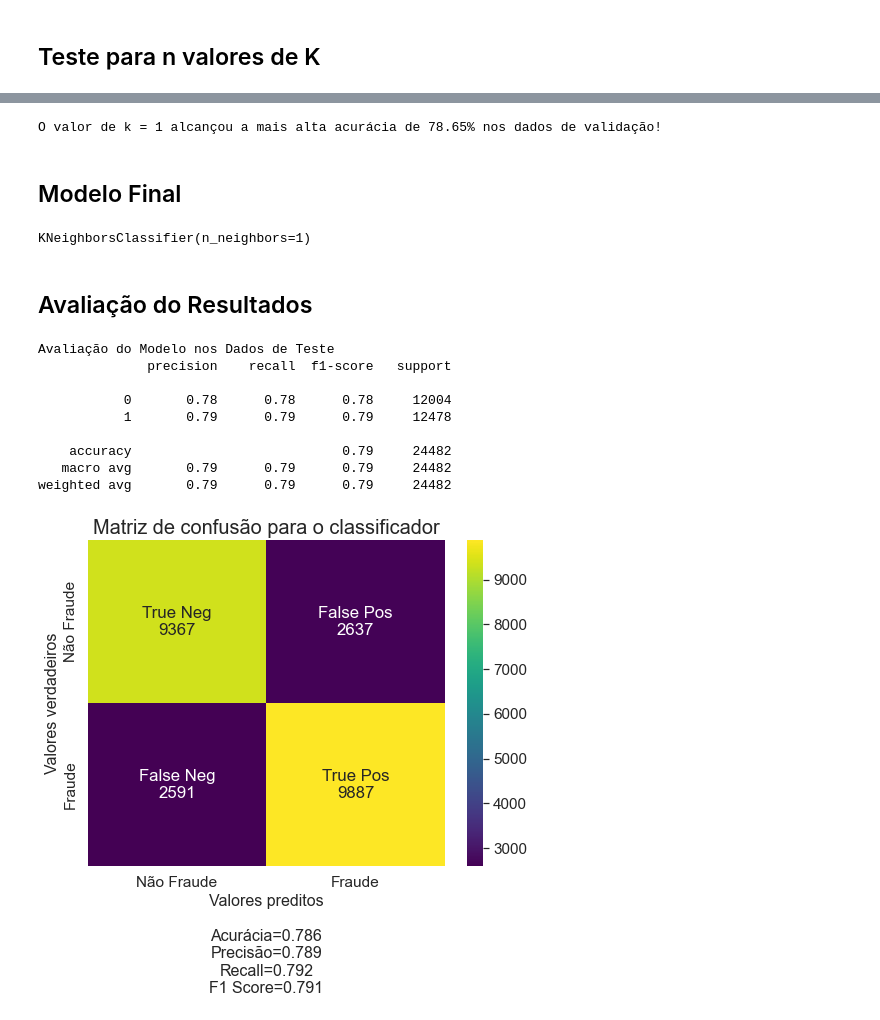
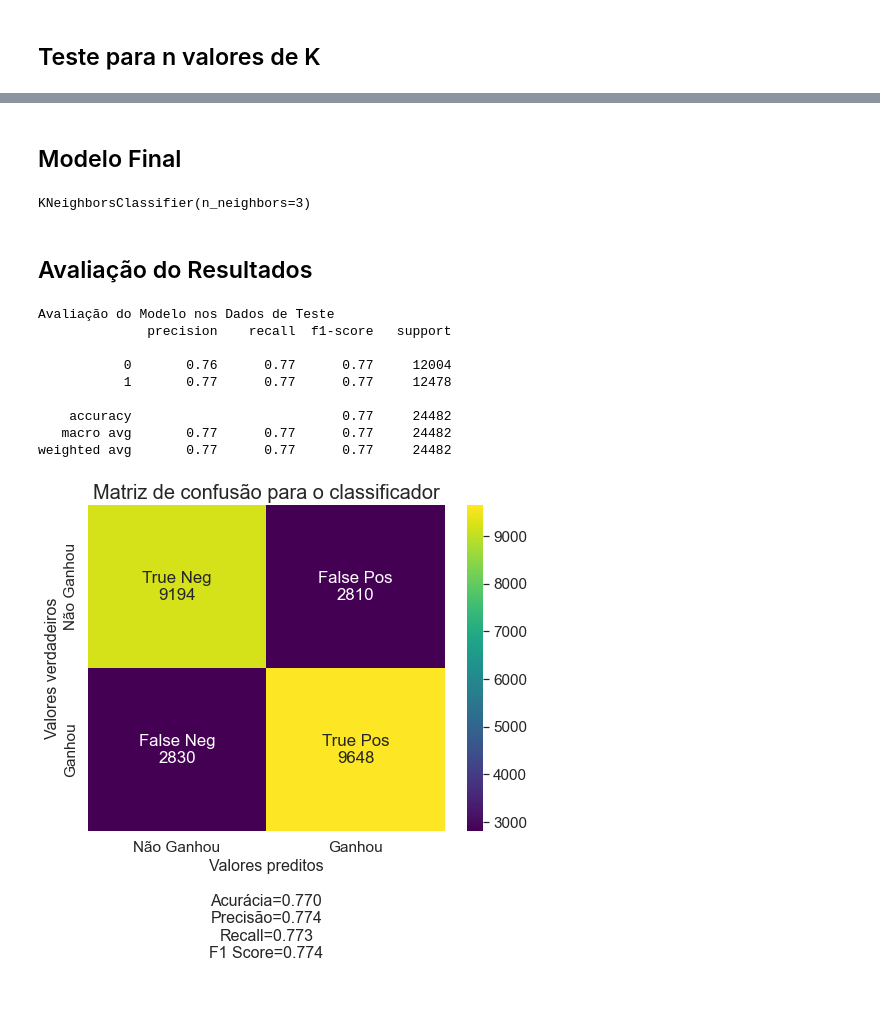
Before and after one commit to joaovbdss69/Prediction-csgo, a Jupyter notebook: notebooks/KNN.ipynb, the cells around one changed output, grey strips where cells are left out. Cells and saved outputs as stored; diff of their text form; code cells hidden in the pictures.

```diff
--- a/notebooks/KNN.ipynb
+++ b/notebooks/KNN.ipynb
@@ -95,9 +79,8 @@ Com valor de k = 29, a acurácia é = 75.09%
 # %%
-i = np.argmax(acuracias)
-print("O valor de k = %d alcançou a mais alta acurácia de %.2f%% nos dados de validação!" % (kVals[i],
-                                                                                             acuracias[i] * 100))
+#i = np.argmax(acuracias)
+i= 1
+#print("O valor de k = %d alcançou a mais alta acurácia de %.2f%% nos dados de validação!" % (kVals[i],
+                                                                                             #acuracias[i] * 100))
-# %% [output]
-O valor de k = 1 alcançou a mais alta acurácia de 78.65% nos dados de validação!
 # %% [markdown]
 ## Modelo Final
 # %%
@@ -107,7 +90,7 @@ modeloFinal = KNeighborsClassifier(n_neighbors = kVals[i])
 # Treinamento do modelo
 modeloFinal.fit(X_train, y_train)
 # %% [output]
-KNeighborsClassifier(n_neighbors=1)
+KNeighborsClassifier(n_neighbors=3)
 # %% [markdown]
 ## Avaliação do Resultados
 # %%
@@ -121,12 +104,12 @@ print(classification_report(y_test, predictions))
 Avaliação do Modelo nos Dados de Teste
               precision    recall  f1-score   support
 
-           0       0.78      0.78      0.78     12004
-           1       0.79      0.79      0.79     12478
+           0       0.76      0.77      0.77     12004
+           1       0.77      0.77      0.77     12478
 
-    accuracy                           0.79     24482
-   macro avg       0.79      0.79      0.79     24482
-weighted avg       0.79      0.79      0.79     24482
+    accuracy                           0.77     24482
+   macro avg       0.77      0.77      0.77     24482
+weighted avg       0.77      0.77      0.77     24482
 # %%
 def plot_matriz_confusao(y_true_teste, y_pred_teste, group_names=None,
                          categories='auto', count=True, cbar=True,
@@ -180,12 +163,12 @@ def plot_matriz_confusao(y_true_teste, y_pred_teste, group_names=None,
         plt.title(title, fontsize=20)
 # %%
 labels = ["True Neg","False Pos","False Neg","True Pos"]
-categories = ["Não Fraude", "Fraude"]
+categories = ["Não Ganhou", "Ganhou"]
 plot_matriz_confusao(y_test,
                       predictions,
                       group_names=labels,
                       categories=categories,
                       figsize=(8, 6),
                       title="Matriz de confusão para o classificador")
 # %% [output]
-[figure, old version]
+[figure, new version]
```
Also changed, not shown: parts of 1 cell of this notebook, 1 other file.
